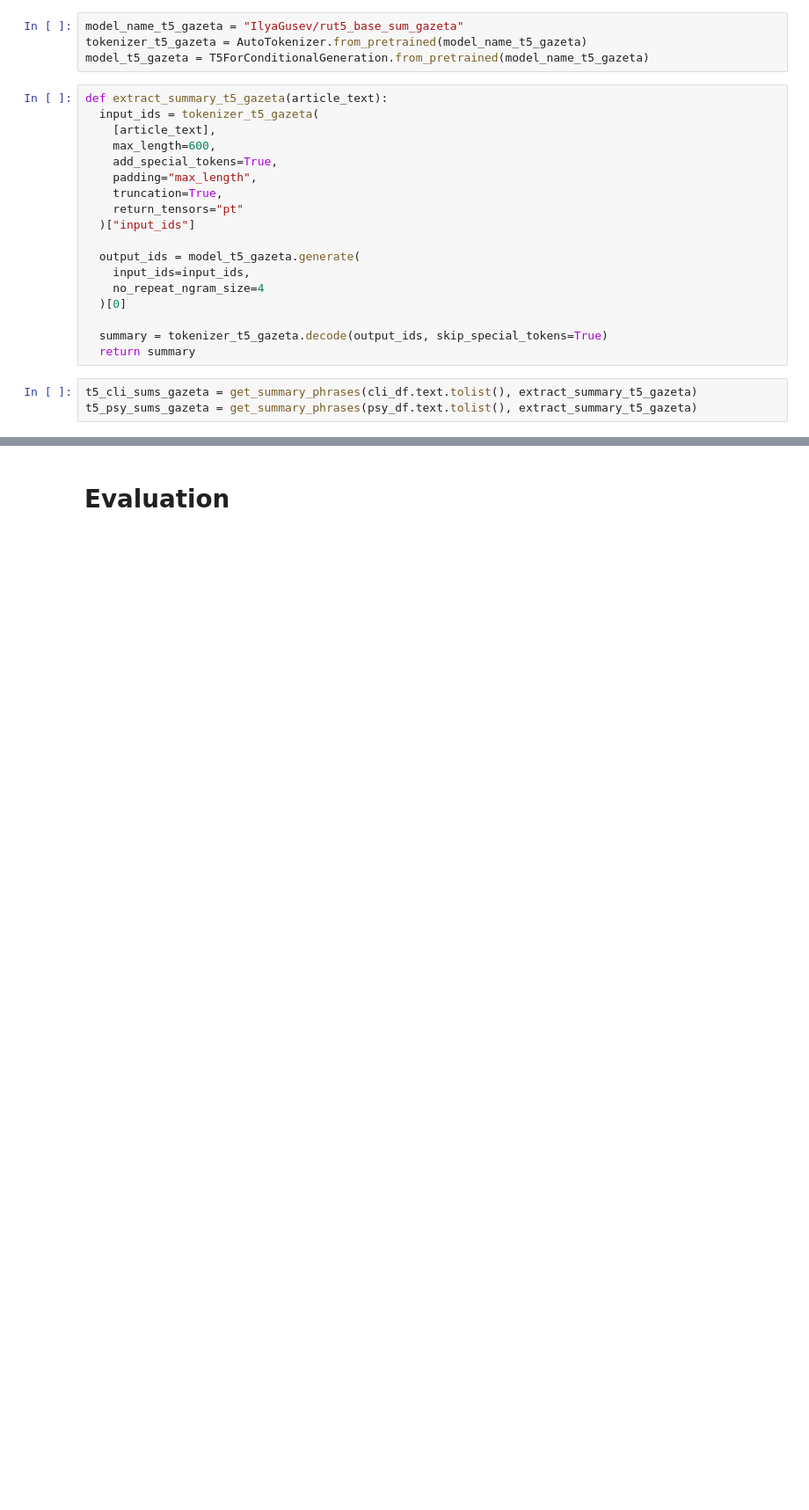
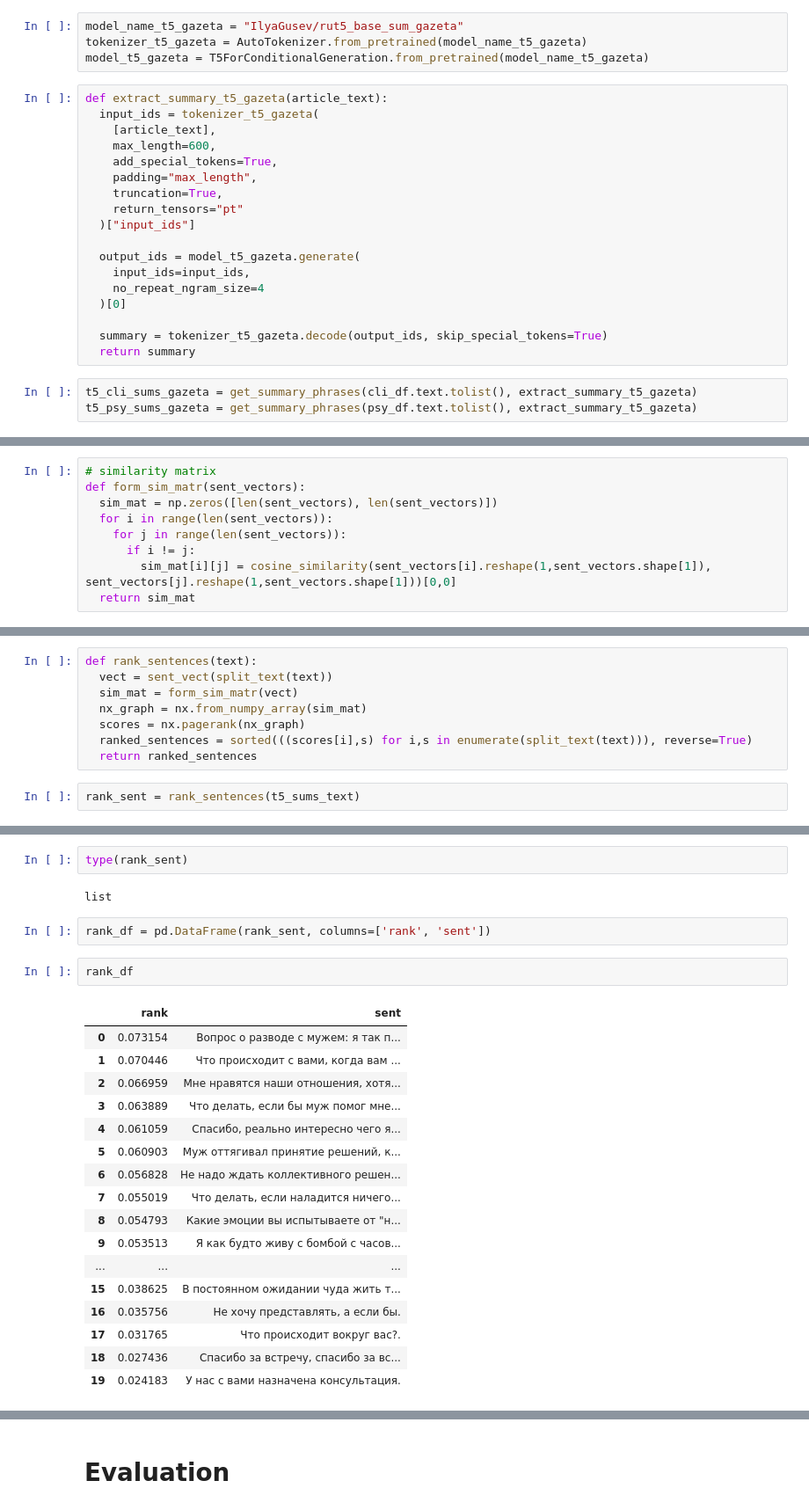
Before and after one commit to Teasotea/TextSummarization, a Jupyter notebook: Transformers.ipynb, the cells around one changed output, grey strips where cells are left out. Shown at 88% size. Cells and saved outputs as stored; diff of their text form; blank space fills up the shorter version.

```diff
--- a/Transformers.ipynb
+++ b/Transformers.ipynb
@@ -202,0 +396,9 @@ t5_psy_sums_gazeta = get_summary_phrases(psy_df.text.tolist(), extract_summary_t
+# %%
+# similarity matrix
+def form_sim_matr(sent_vectors):
+  sim_mat = np.zeros([len(sent_vectors), len(sent_vectors)])
+  for i in range(len(sent_vectors)):
+    for j in range(len(sent_vectors)):
+      if i != j:
+        sim_mat[i][j] = cosine_similarity(sent_vectors[i].reshape(1,sent_vectors.shape[1]), sent_vectors[j].reshape(1,sent_vectors.shape[1]))[0,0]
+  return sim_mat
@@ -202,0 +409,10 @@ t5_psy_sums_gazeta = get_summary_phrases(psy_df.text.tolist(), extract_summary_t
+# %%
+def rank_sentences(text):
+  vect = sent_vect(split_text(text))
+  sim_mat = form_sim_matr(vect)
+  nx_graph = nx.from_numpy_array(sim_mat)
+  scores = nx.pagerank(nx_graph)
+  ranked_sentences = sorted(((scores[i],s) for i,s in enumerate(split_text(text))), reverse=True)
+  return ranked_sentences
+# %%
+rank_sent = rank_sentences(t5_sums_text)
@@ -202,0 +439,26 @@ t5_psy_sums_gazeta = get_summary_phrases(psy_df.text.tolist(), extract_summary_t
+# %%
+type(rank_sent)
+# %% [output]
+list
+# %%
+rank_df = pd.DataFrame(rank_sent, columns=['rank', 'sent'])
+# %%
+rank_df
+# %% [output]
+|  | rank | sent |
+| 0 | 0.073154 | Вопрос о разводе с мужем: я так п... |
+| 1 | 0.070446 | Что происходит с вами, когда вам ... |
+| 2 | 0.066959 | Мне нравятся наши отношения, хотя... |
+| 3 | 0.063889 | Что делать, если бы муж помог мне... |
+| 4 | 0.061059 | Спасибо, реально интересно чего я... |
+| 5 | 0.060903 | Муж оттягивал принятие решений, к... |
+| 6 | 0.056828 | Не надо ждать коллективного решен... |
+| 7 | 0.055019 | Что делать, если наладится ничего... |
+| 8 | 0.054793 | Какие эмоции вы испытываете от "н... |
+| 9 | 0.053513 | Я как будто живу с бомбой с часов... |
+| ... | ... | ... |
+| 15 | 0.038625 | В постоянном ожидании чуда жить т... |
+| 16 | 0.035756 | Не хочу представлять, а если бы. |
+| 17 | 0.031765 | Что происходит вокруг вас?. |
+| 18 | 0.027436 | Спасибо за встречу, спасибо за вс... |
+| 19 | 0.024183 | У нас с вами назначена консультация. |
```
Also changed, not shown: parts of 77 cells of this notebook.
